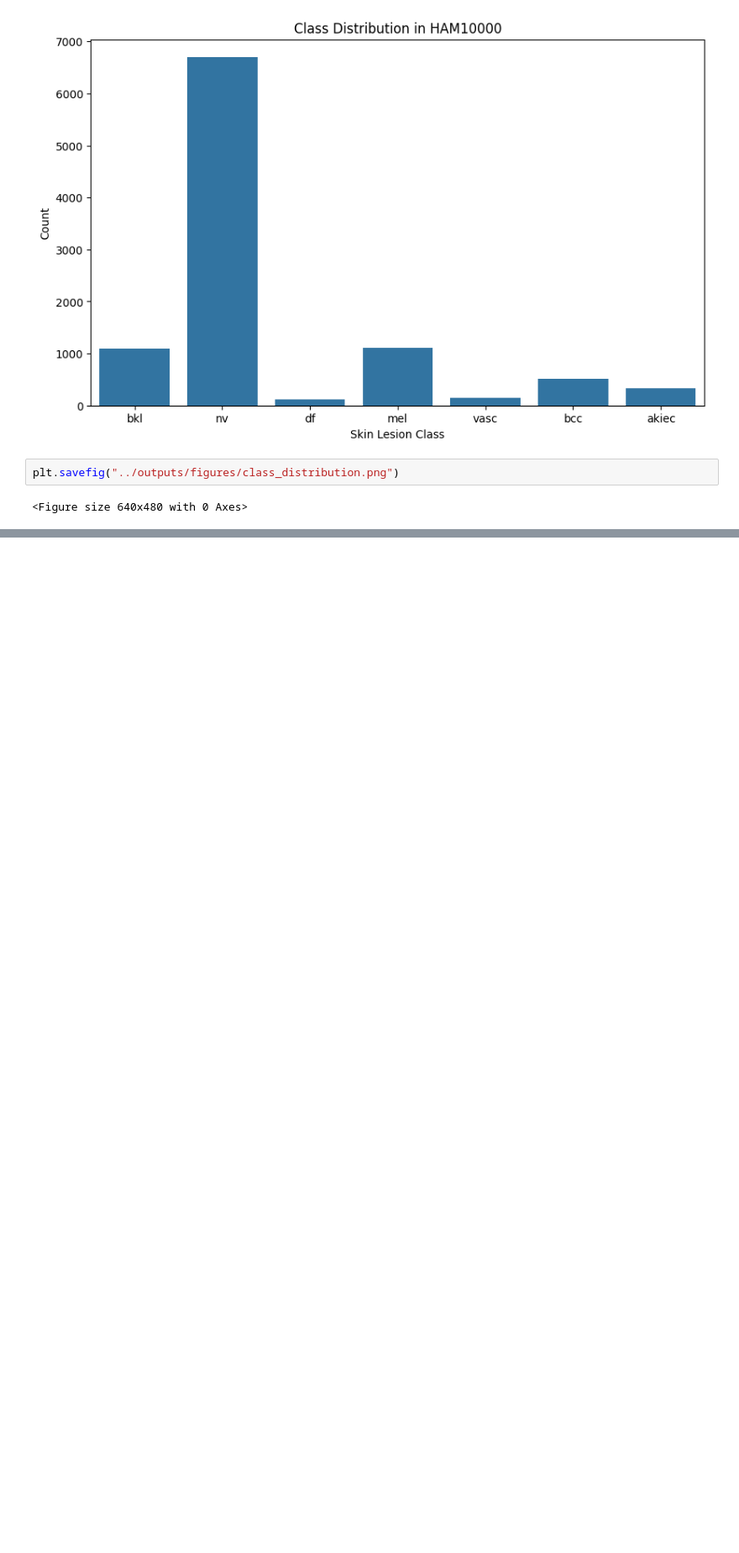
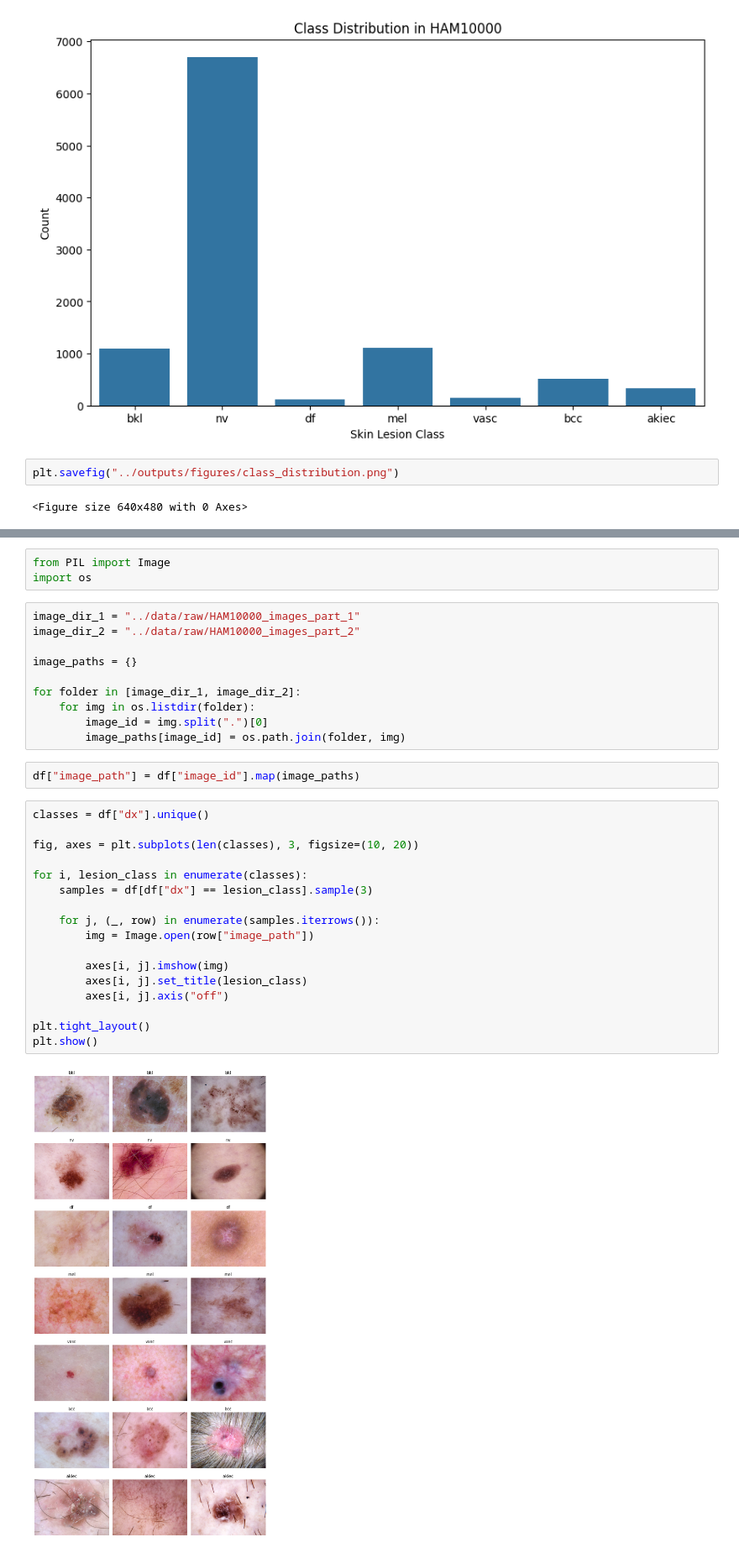
Before and after one commit to sudhanshu768/lightweight-vit-skin-cancer-classification, a Jupyter notebook: notebooks/01_dataset_analysis.ipynb, the cells around one changed output, grey strips where cells are left out. Shown at 84% size. Cells and saved outputs as stored; diff of their text form; blank space fills up the shorter version.

Commit message:
Added lesion image visualization and dataset exploration

```diff
--- a/notebooks/01_dataset_analysis.ipynb
+++ b/notebooks/01_dataset_analysis.ipynb
@@ -56,0 +59,34 @@ plt.savefig("../outputs/figures/class_distribution.png")
+# %%
+from PIL import Image
+import os
+# %%
+image_dir_1 = "../data/raw/HAM10000_images_part_1"
+image_dir_2 = "../data/raw/HAM10000_images_part_2"
+
+image_paths = {}
+
+for folder in [image_dir_1, image_dir_2]:
+    for img in os.listdir(folder):
+        image_id = img.split(".")[0]
+        image_paths[image_id] = os.path.join(folder, img)
+# %%
+df["image_path"] = df["image_id"].map(image_paths)
+# %%
+classes = df["dx"].unique()
+
+fig, axes = plt.subplots(len(classes), 3, figsize=(10, 20))
+
+for i, lesion_class in enumerate(classes):
+    samples = df[df["dx"] == lesion_class].sample(3)
+
+    for j, (_, row) in enumerate(samples.iterrows()):
+        img = Image.open(row["image_path"])
+
+        axes[i, j].imshow(img)
+        axes[i, j].set_title(lesion_class)
+        axes[i, j].axis("off")
+
+plt.tight_layout()
+plt.show()
+# %% [output]
+[figure, added]
```
Also changed, not shown: parts of 1 cell of this notebook.
